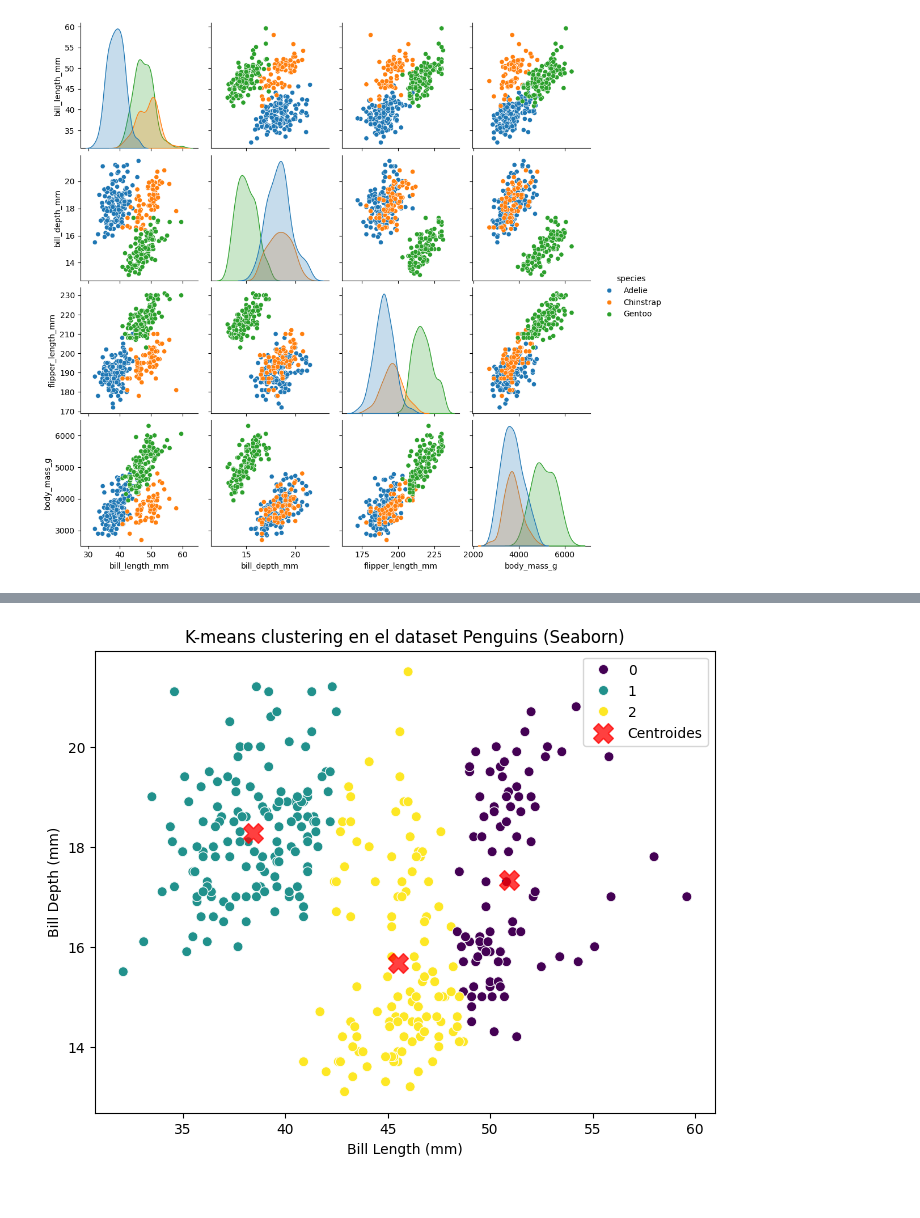
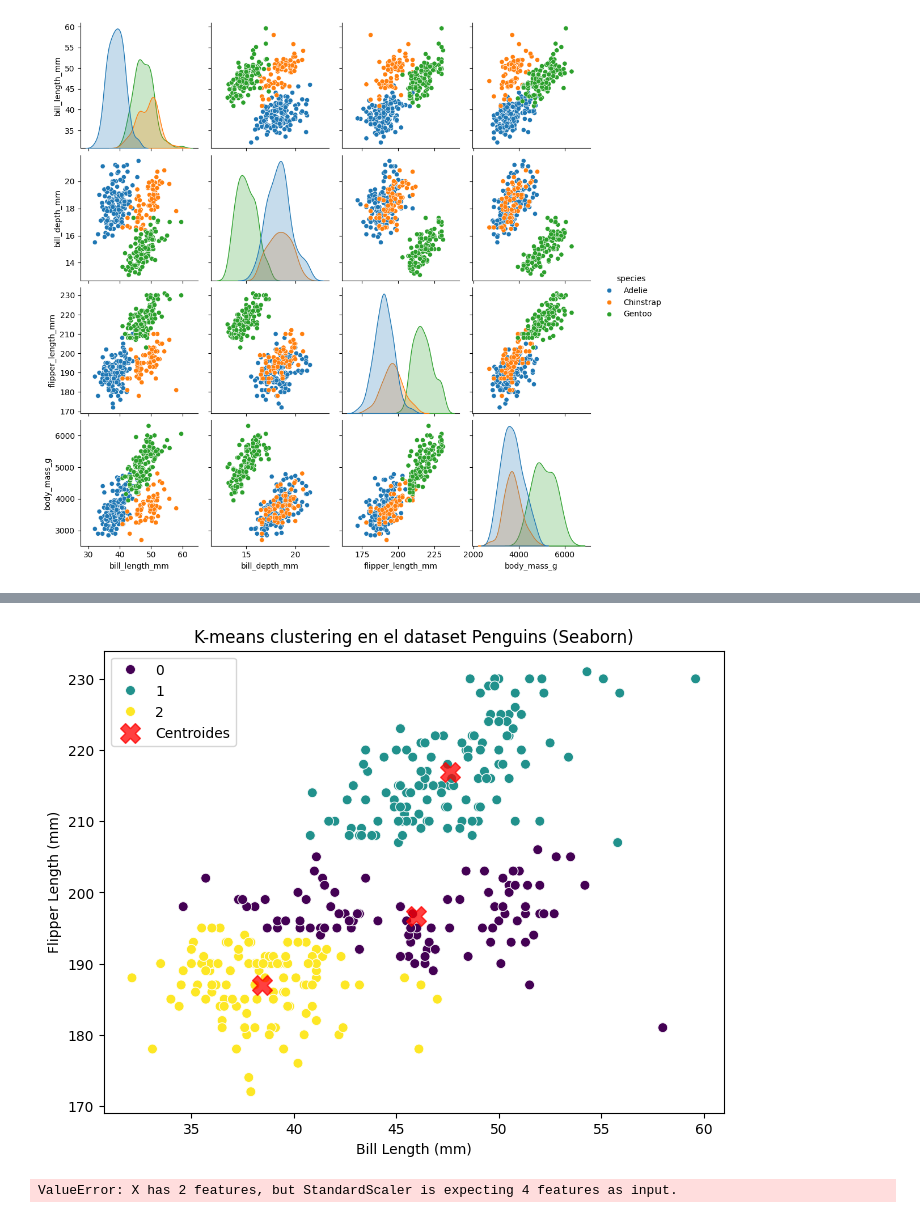
Before and after one commit to paranedagarcia/Cienciadedatos, a Jupyter notebook: 7.Aprendizaje no supervisado/K-Means.ipynb, the cells around one changed output, grey strips where cells are left out. Cells and saved outputs as stored; diff of their text form; code cells hidden in the pictures.

Commit message:
kmeans

```diff
--- a/7.Aprendizaje no supervisado/K-Means.ipynb
+++ b/7.Aprendizaje no supervisado/K-Means.ipynb
@@ -107,27 +166,45 @@ pairplot_figure = sns.pairplot(penguins, hue="species")
 # %%
-import seaborn as sns
+# Crear matriz de características (usamos bill_length_mm y bill_depth_mm)
+X_penguins = penguins[['bill_length_mm', 'flipper_length_mm']].values
+
+# Crear el modelo KMeans y ajustar/predicción
+kmeans_penguins = KMeans(n_clusters=3, random_state=42)
 
 # Crear un DataFrame temporal con los resultados de K-means
 y_penguins = kmeans_penguins.fit_predict(X_penguins)
+centers_penguins = kmeans_penguins.cluster_centers_
+
 penguins_clustered = penguins.copy()
 penguins_clustered['cluster'] = y_penguins
 
 # Graficar los clusters usando seaborn
 plt.figure(figsize=(8, 6))
 sns.scatterplot(
     data=penguins_clustered,
     x='bill_length_mm',
-    y='bill_depth_mm',
+    y='flipper_length_mm',
     hue='cluster',
     palette='viridis',
     s=50,
     legend='full'
 )
 plt.scatter(centers_penguins[:, 0], centers_penguins[:, 1], c='red', s=200, alpha=0.75, marker='X', label='Centroides')
 plt.xlabel('Bill Length (mm)')
-plt.ylabel('Bill Depth (mm)')
+plt.ylabel('Flipper Length (mm)')
 plt.title('K-means clustering en el dataset Penguins (Seaborn)')
 plt.legend()
 plt.show()
 # %% [output]
-[figure, old version]
+[figure, new version]
+# %%
+# realizar una predicción con nuevos datos
+new_data = pd.DataFrame({
+    'bill_length_mm': [50, 40, 60],
+    'flipper_length_mm': [200, 180, 220]
+})
+#new_data_scaled = scaler.transform(new_data)
+predictions = kmeans_penguins.predict(new_data)
+print("Predicciones de clusters para nuevos datos:")
+print(predictions)
+# %% [output]
+ValueError: X has 2 features, but StandardScaler is expecting 4 features as input.
```
Also changed, not shown: parts of 3 cells of this notebook, 3 other files.
